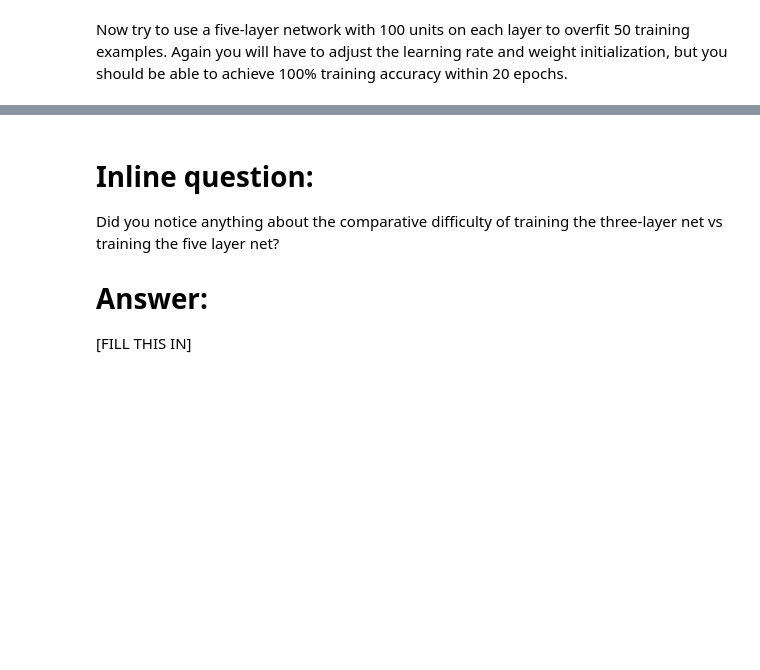
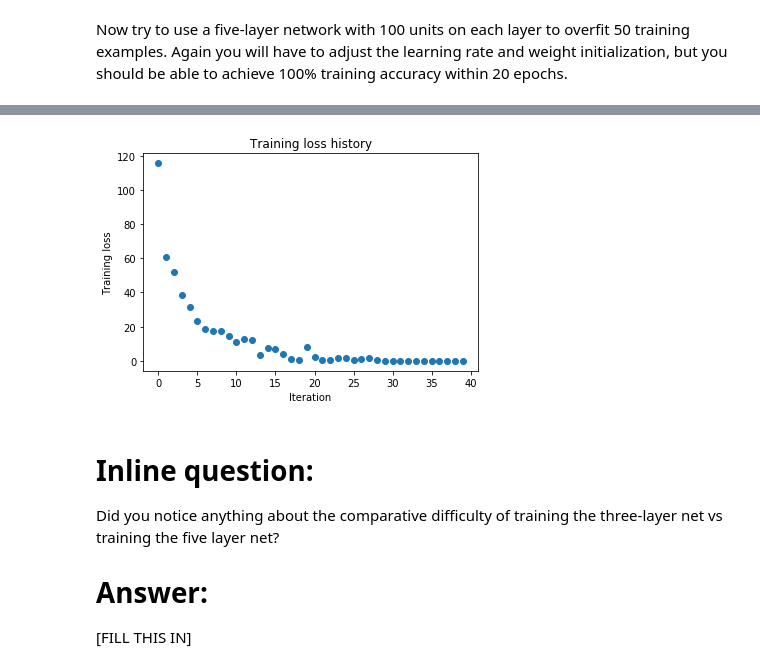
Before and after one commit to LucienXian/cs231n, a Jupyter notebook: assignment2/FullyConnectedNets.ipynb, the cells around one changed output, grey strips where cells are left out. Drawn from its saved outputs; the diff is of its cells as text; code cells hidden in the pictures; blank space fills up the shorter version.

```diff
--- a/assignment2/FullyConnectedNets.ipynb
+++ b/assignment2/FullyConnectedNets.ipynb
@@ -418,8 +482,10 @@ small_data = {
   'y_val': data['y_val'],
 }
 
-learning_rate = 1e-3
-weight_scale = 1e-5
+#learning_rate = 1e-3
+#weight_scale = 1e-5
+learning_rate = 2e-04
+weight_scale = 1e-1
 model = FullyConnectedNet([100, 100, 100, 100],
                 weight_scale=weight_scale, dtype=np.float64)
 solver = Solver(model, small_data,
@@ -436,3 +502,4 @@ plt.title('Training loss history')
 plt.xlabel('Iteration')
 plt.ylabel('Training loss')
 plt.show()
+# %% [output]
@@ -439,3 +523,4 @@ plt.show()
+[figure, added]
 # %% [markdown]
 # Inline question:
 Did you notice anything about the comparative difficulty of training the three-layer net vs training the five layer net?
```
Also changed, not shown: parts of 6 cells of this notebook, 1 other file.
